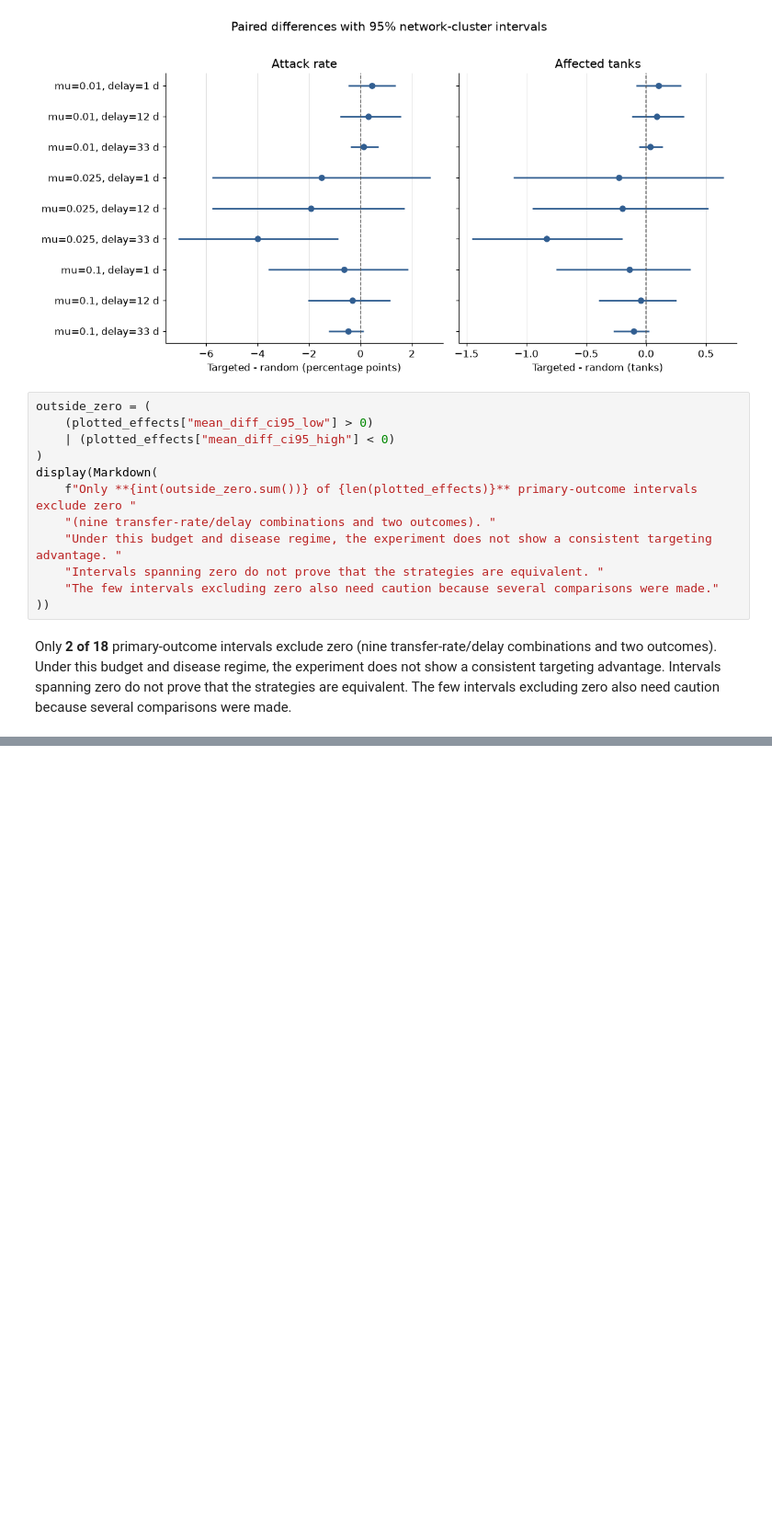
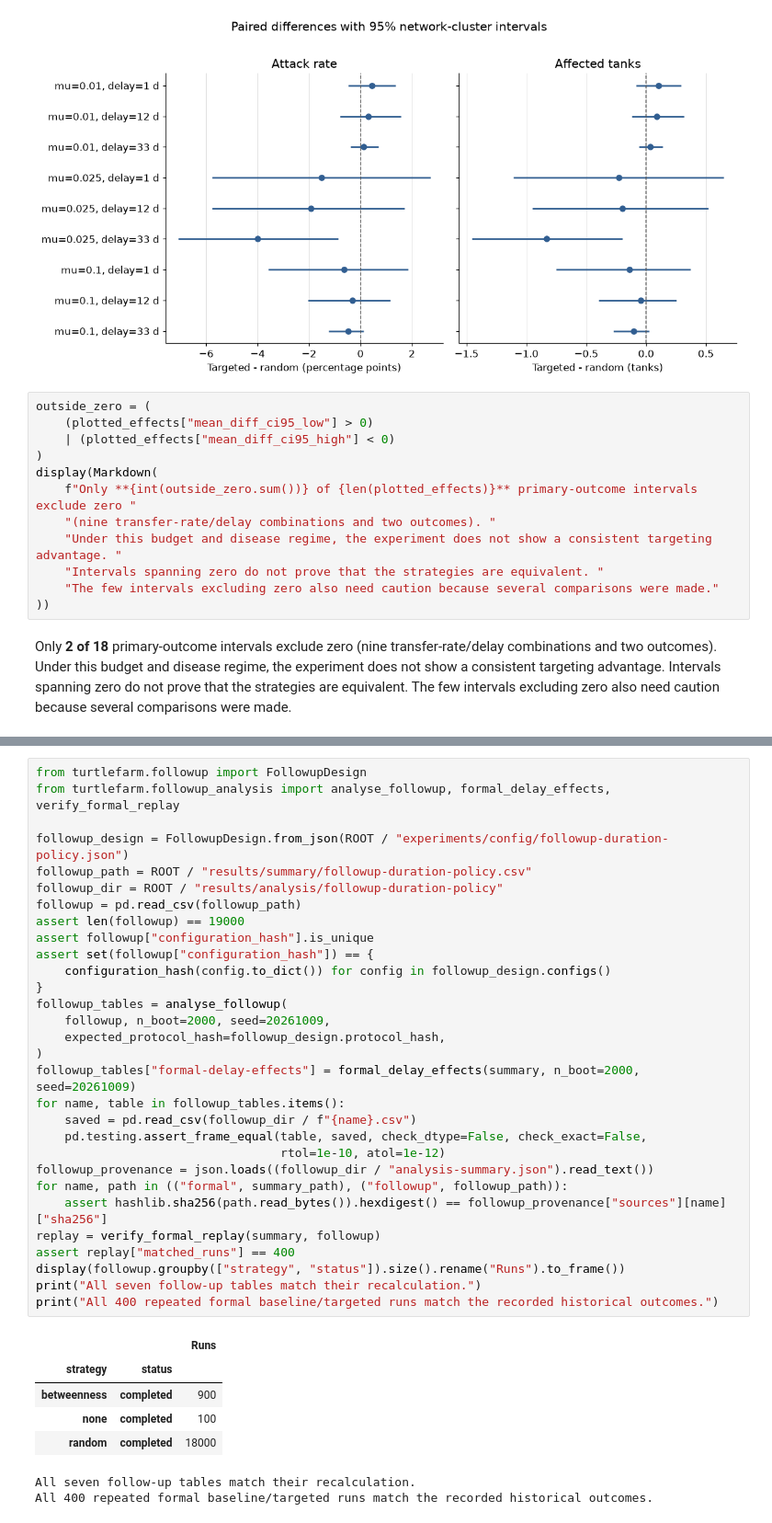
Before and after one commit to camzhou831-star/cits4403-research-project, a Jupyter notebook: notebooks/project-walkthrough.ipynb, the cells around one changed output, grey strips where cells are left out. Shown at 92% size. Saved outputs shown, nothing was run; the diff lists cells and outputs as text; blank space fills up the shorter version.

```diff
--- a/notebooks/project-walkthrough.ipynb
+++ b/notebooks/project-walkthrough.ipynb
@@ -519,0 +528,38 @@ Only **2 of 18** primary-outcome intervals exclude zero (nine transfer-rate/dela
+# %%
+from turtlefarm.followup import FollowupDesign
+from turtlefarm.followup_analysis import analyse_followup, formal_delay_effects, verify_formal_replay
+
+followup_design = FollowupDesign.from_json(ROOT / "experiments/config/followup-duration-policy.json")
+followup_path = ROOT / "results/summary/followup-duration-policy.csv"
+followup_dir = ROOT / "results/analysis/followup-duration-policy"
+followup = pd.read_csv(followup_path)
+assert len(followup) == 19000
+assert followup["configuration_hash"].is_unique
+assert set(followup["configuration_hash"]) == {
+    configuration_hash(config.to_dict()) for config in followup_design.configs()
+}
+followup_tables = analyse_followup(
+    followup, n_boot=2000, seed=20261009,
+    expected_protocol_hash=followup_design.protocol_hash,
+)
+followup_tables["formal-delay-effects"] = formal_delay_effects(summary, n_boot=2000, seed=20261009)
+for name, table in followup_tables.items():
+    saved = pd.read_csv(followup_dir / f"{name}.csv")
+    pd.testing.assert_frame_equal(table, saved, check_dtype=False, check_exact=False,
+                                  rtol=1e-10, atol=1e-12)
+followup_provenance = json.loads((followup_dir / "analysis-summary.json").read_text())
+for name, path in (("formal", summary_path), ("followup", followup_path)):
+    assert hashlib.sha256(path.read_bytes()).hexdigest() == followup_provenance["sources"][name]["sha256"]
+replay = verify_formal_replay(summary, followup)
+assert replay["matched_runs"] == 400
+display(followup.groupby(["strategy", "status"]).size().rename("Runs").to_frame())
+print("All seven follow-up tables match their recalculation.")
+print("All 400 repeated formal baseline/targeted runs match the recorded historical outcomes.")
+# %% [output]
+|  |  | Runs |
+| strategy | status |  |
+| betweenness | completed | 900 |
+| none | completed | 100 |
+| random | completed | 18000 |
+All seven follow-up tables match their recalculation.
+All 400 repeated formal baseline/targeted runs match the recorded historical outcomes.
```
Also changed, not shown: parts of 7 cells of this notebook, 15 other files.
